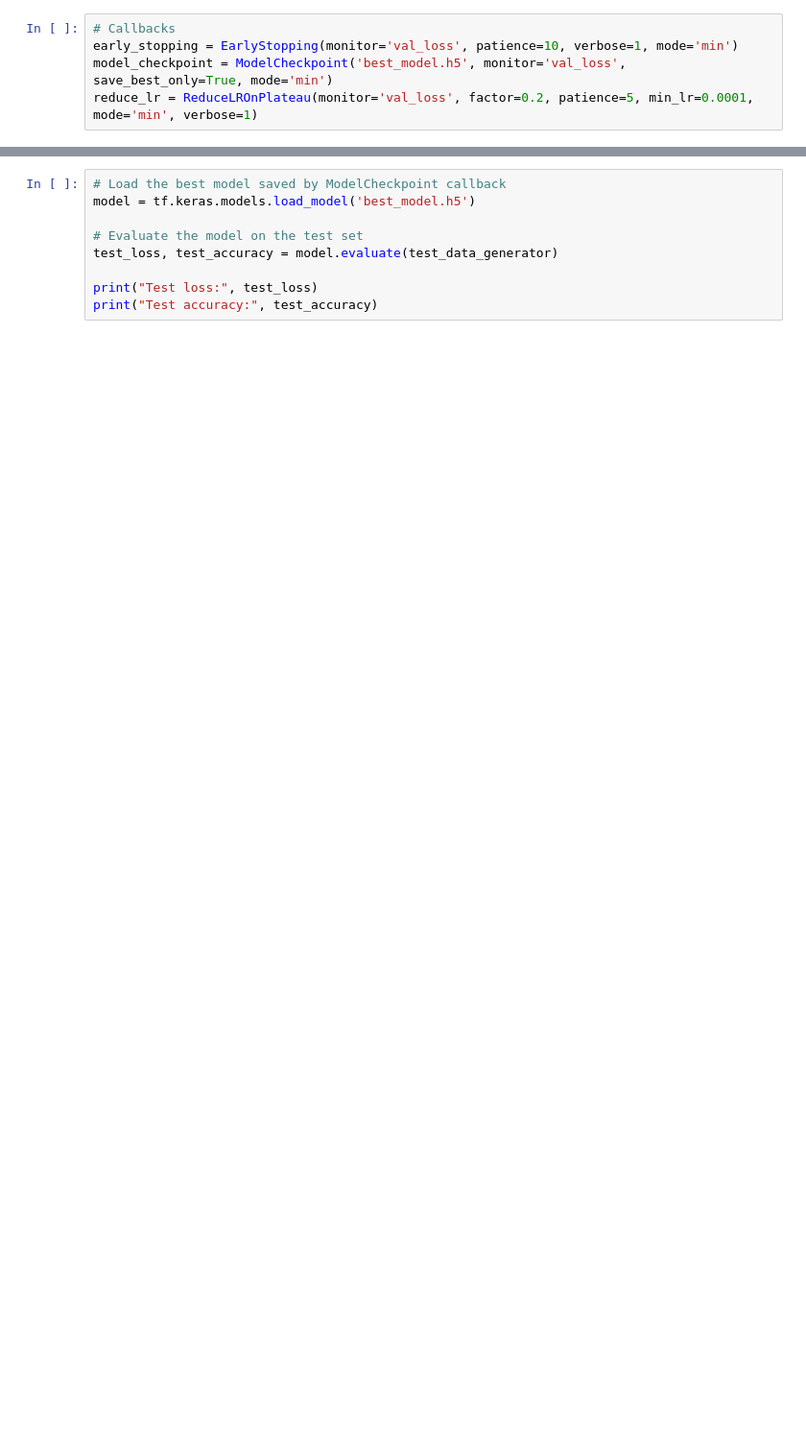
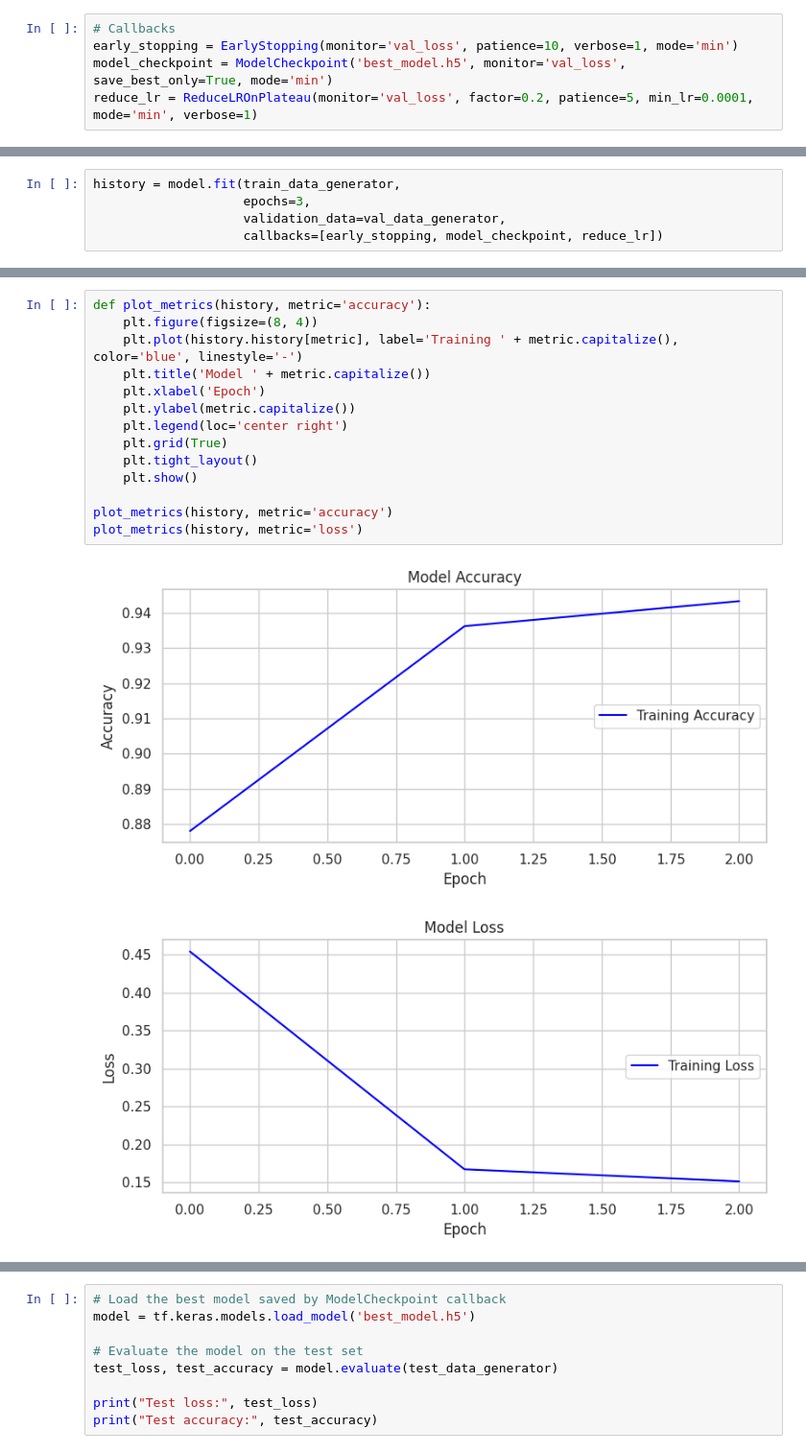
Before and after one commit to AndyMDH/pneumonia_detection_cnn, a Jupyter notebook: main.ipynb, the cells around one changed output, grey strips where cells are left out. Shown at 96% size. Saved outputs shown, nothing was run; the diff lists cells and outputs as text; blank space fills up the shorter version.

```diff
--- a/main.ipynb
+++ b/main.ipynb
@@ -367,0 +410,5 @@ reduce_lr = ReduceLROnPlateau(monitor='val_loss', factor=0.2, patience=5, min_lr
+# %%
+history = model.fit(train_data_generator,
+                    epochs=3,
+                    validation_data=val_data_generator,
+                    callbacks=[early_stopping, model_checkpoint, reduce_lr])
@@ -367,0 +422,17 @@ reduce_lr = ReduceLROnPlateau(monitor='val_loss', factor=0.2, patience=5, min_lr
+# %%
+def plot_metrics(history, metric='accuracy'):
+    plt.figure(figsize=(8, 4))
+    plt.plot(history.history[metric], label='Training ' + metric.capitalize(), color='blue', linestyle='-')
+    plt.title('Model ' + metric.capitalize())
+    plt.xlabel('Epoch')
+    plt.ylabel(metric.capitalize())
+    plt.legend(loc='center right')
+    plt.grid(True)
+    plt.tight_layout()
+    plt.show()
+
+plot_metrics(history, metric='accuracy')
+plot_metrics(history, metric='loss')
+# %% [output]
+[figure, added]
+[figure, added]
```
Also changed, not shown: parts of 25 cells of this notebook.
